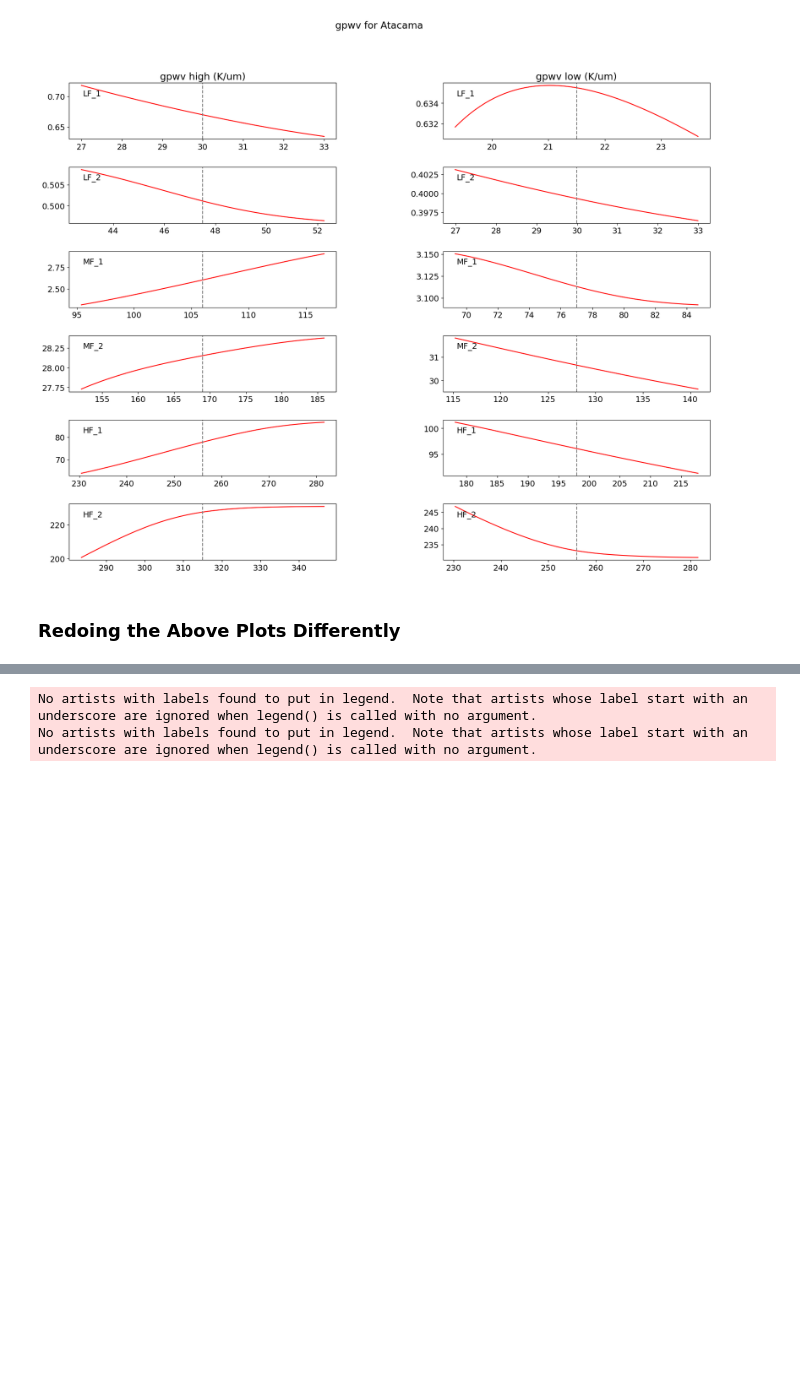
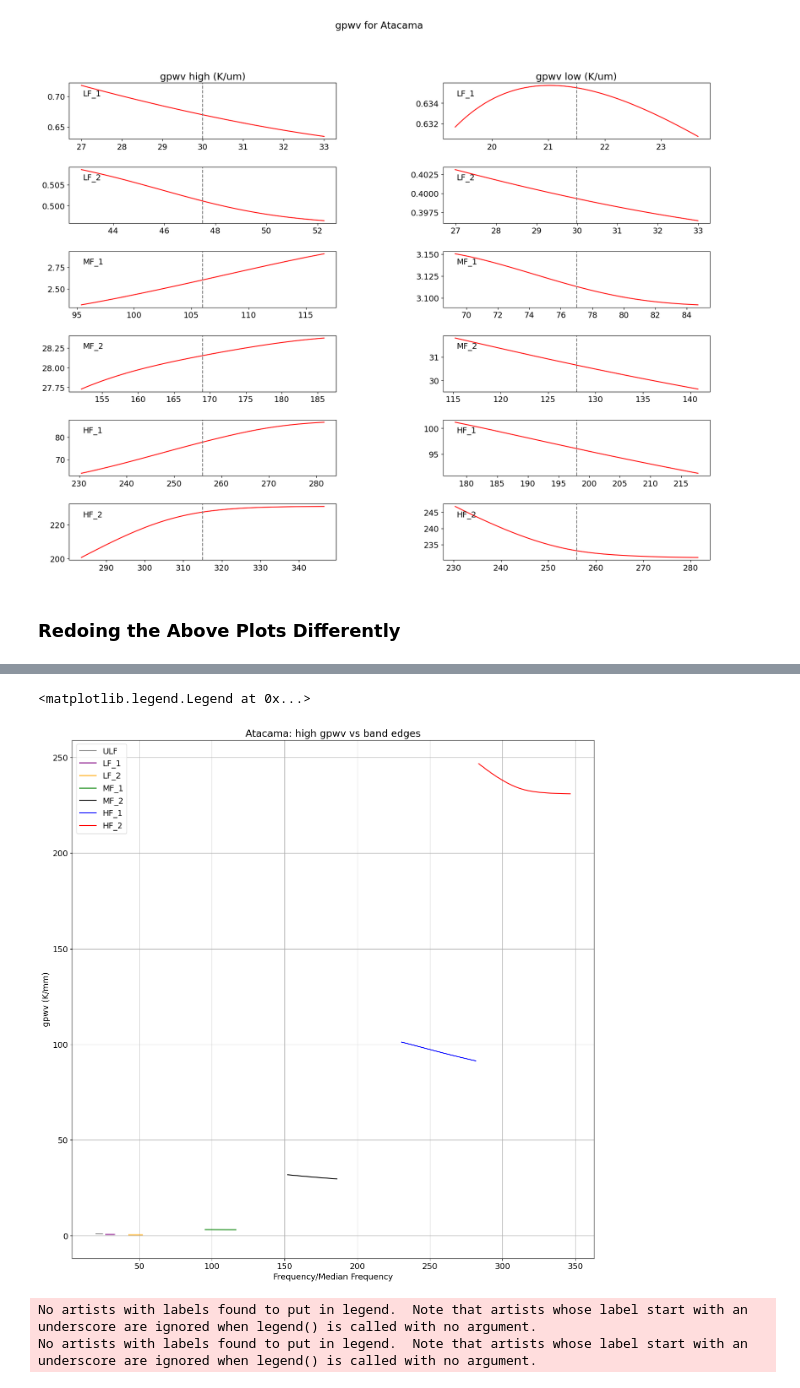
Before and after one commit to JohnRuhl/Atmos_pwv_flucts, a Jupyter notebook: Atmos_pwv_flucts.ipynb, the cells around one changed output, grey strips where cells are left out. Saved outputs shown, nothing was run; the diff lists cells and outputs as text; code cells hidden in the pictures; blank space fills up the shorter version.

```diff
--- a/Atmos_pwv_flucts.ipynb
+++ b/Atmos_pwv_flucts.ipynb
@@ -968,3 +968,15 @@ No artists with labels found to put in legend.  Note that artists whose label st
+# %%
+for ch in chlist:
+    btype=bandtype_dict['LAT'][ch]
+    plt.plot(atacama_dict[900][ch]['highvec'], (atacama_dict[900][ch]['gpwv_l']), color=btype, label=ch)
+plt.ylabel('gpwv (K/mm)')
+plt.xlabel('Frequency/Median Frequency')
+plt.title('Atacama: high gpwv vs band edges')
+plt.grid()
+plt.legend()
+# %% [output]
+<matplotlib.legend.Legend at 0x...>
+[figure, added]
 # %%
 #similar plot but with gpwv high and low values / gpwv center
 plt.rcParams.update({'font.size': 14})
```
Also changed, not shown: parts of 2 cells of this notebook, 3 other files.
